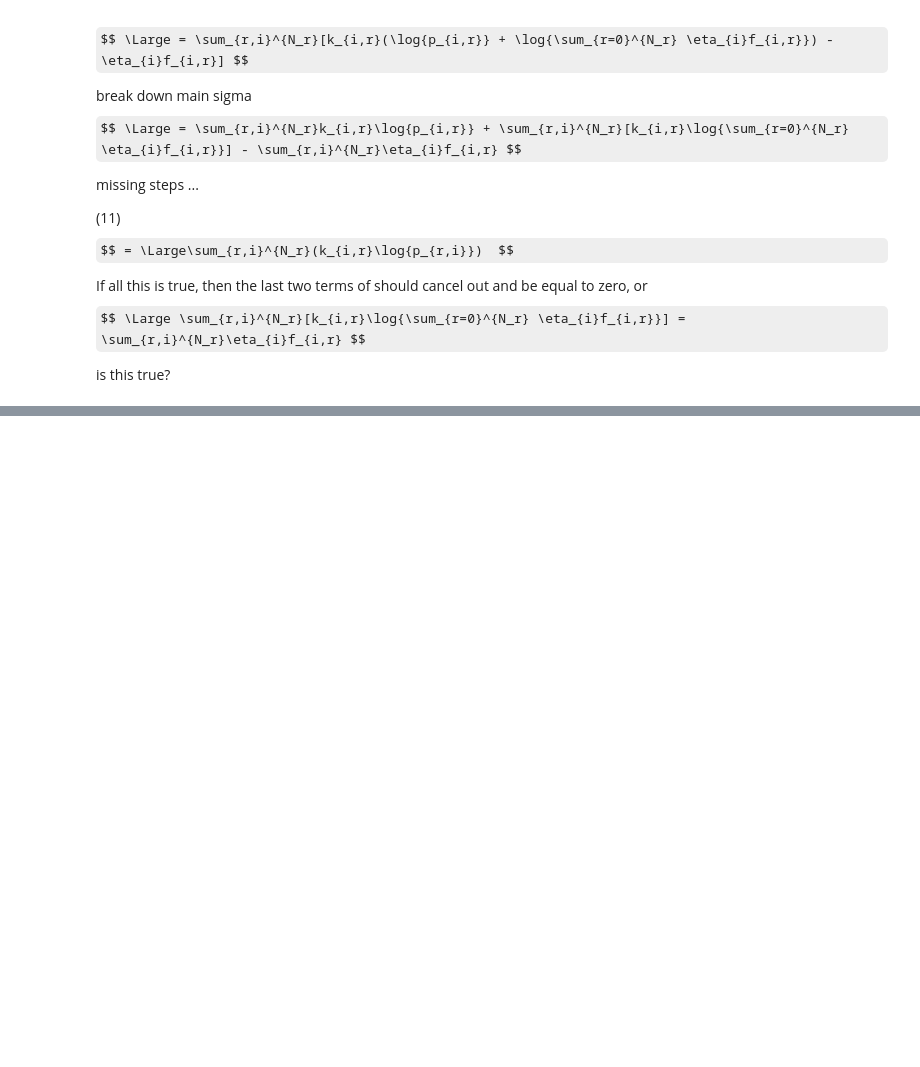
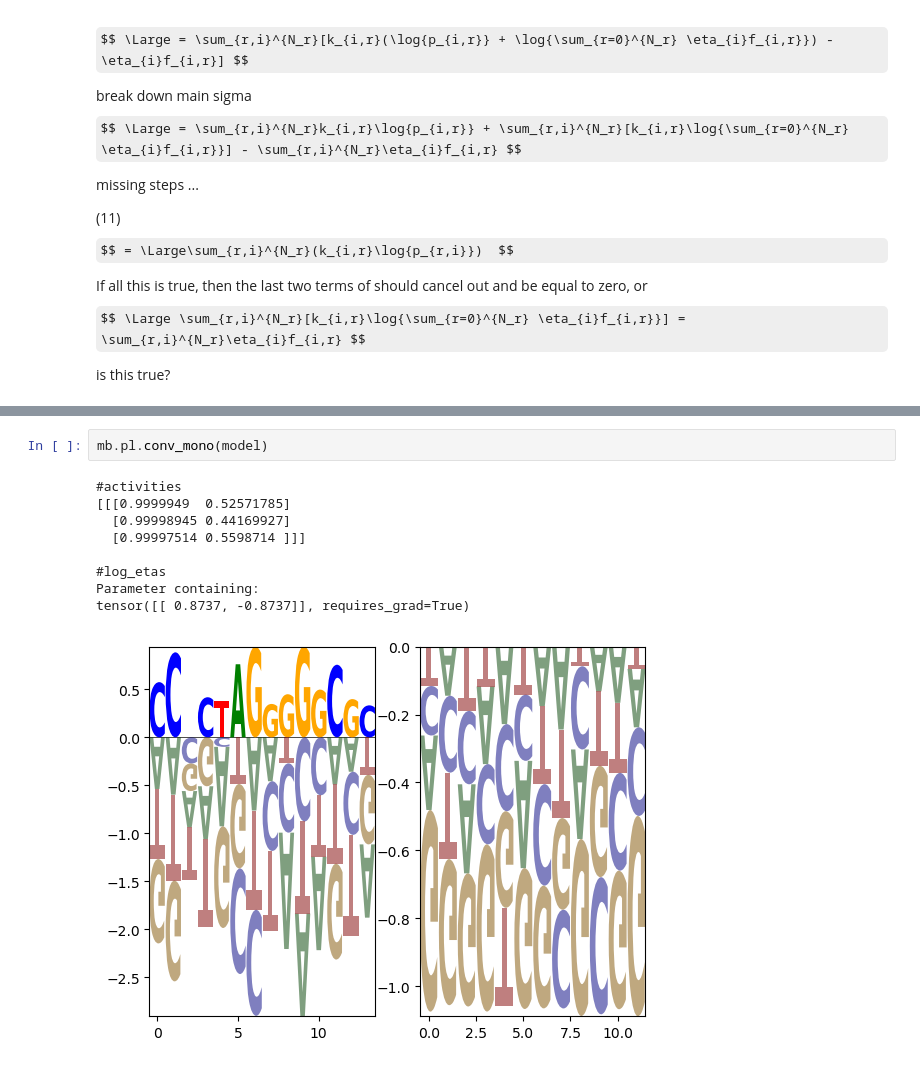
Before and after one commit to theislab/mubind, a Jupyter notebook: notebooks/equations/01_equations.ipynb, the cells around one changed output, grey strips where cells are left out. Drawn from its saved outputs; the diff is of its cells as text; some formulas as TeX source; blank space fills up the shorter version.

```diff
--- a/notebooks/equations/01_equations.ipynb
+++ b/notebooks/equations/01_equations.ipynb
@@ -29,0 +106,12 @@ is this true?
+# %%
+mb.pl.conv_mono(model)
+# %% [output]
+#activities
+[[[0.9999949  0.52571785]
+  [0.99998945 0.44169927]
+  [0.99997514 0.5598714 ]]]
+
+#log_etas
+Parameter containing:
+tensor([[ 0.8737, -0.8737]], requires_grad=True)
+[figure, added]
```
Also changed, not shown: parts of 7 cells of this notebook, 2 other files.
